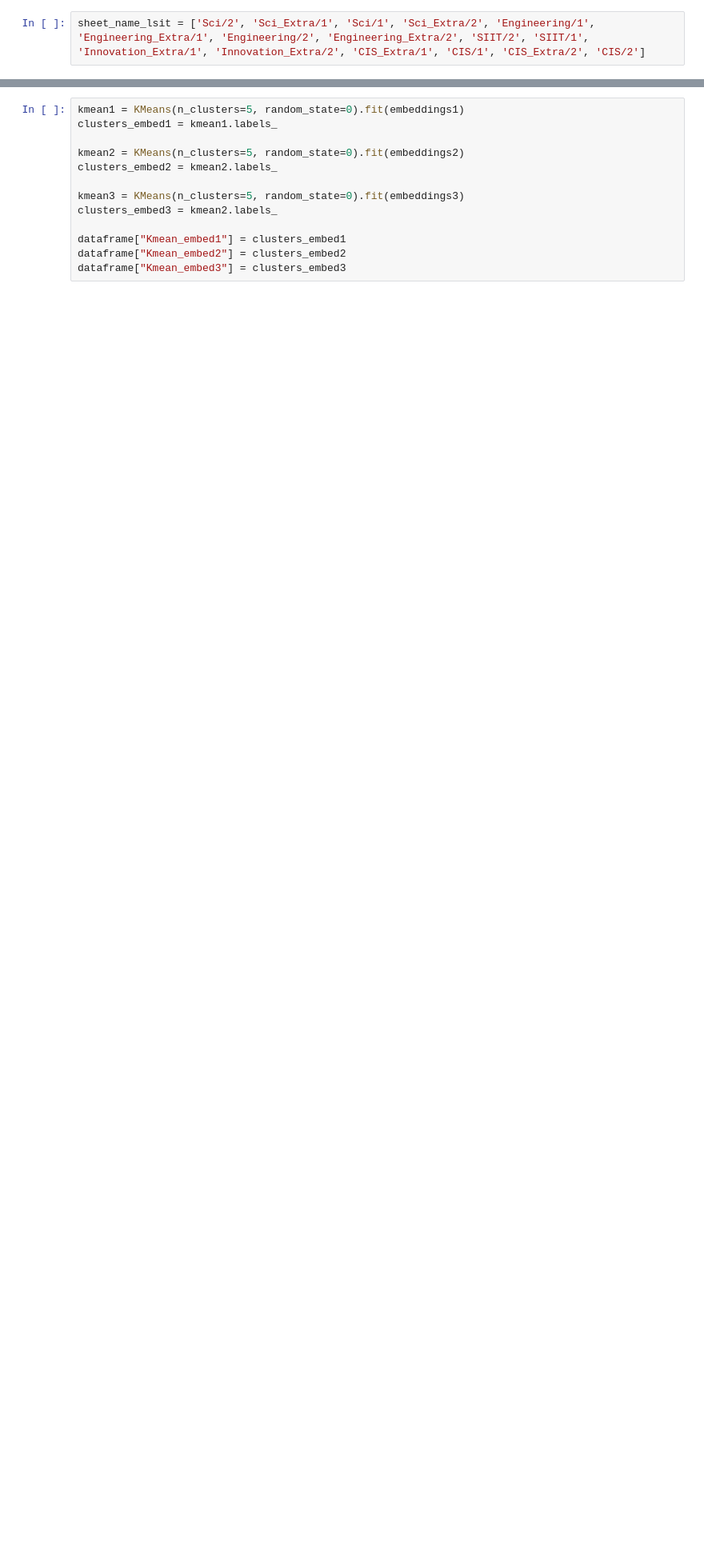
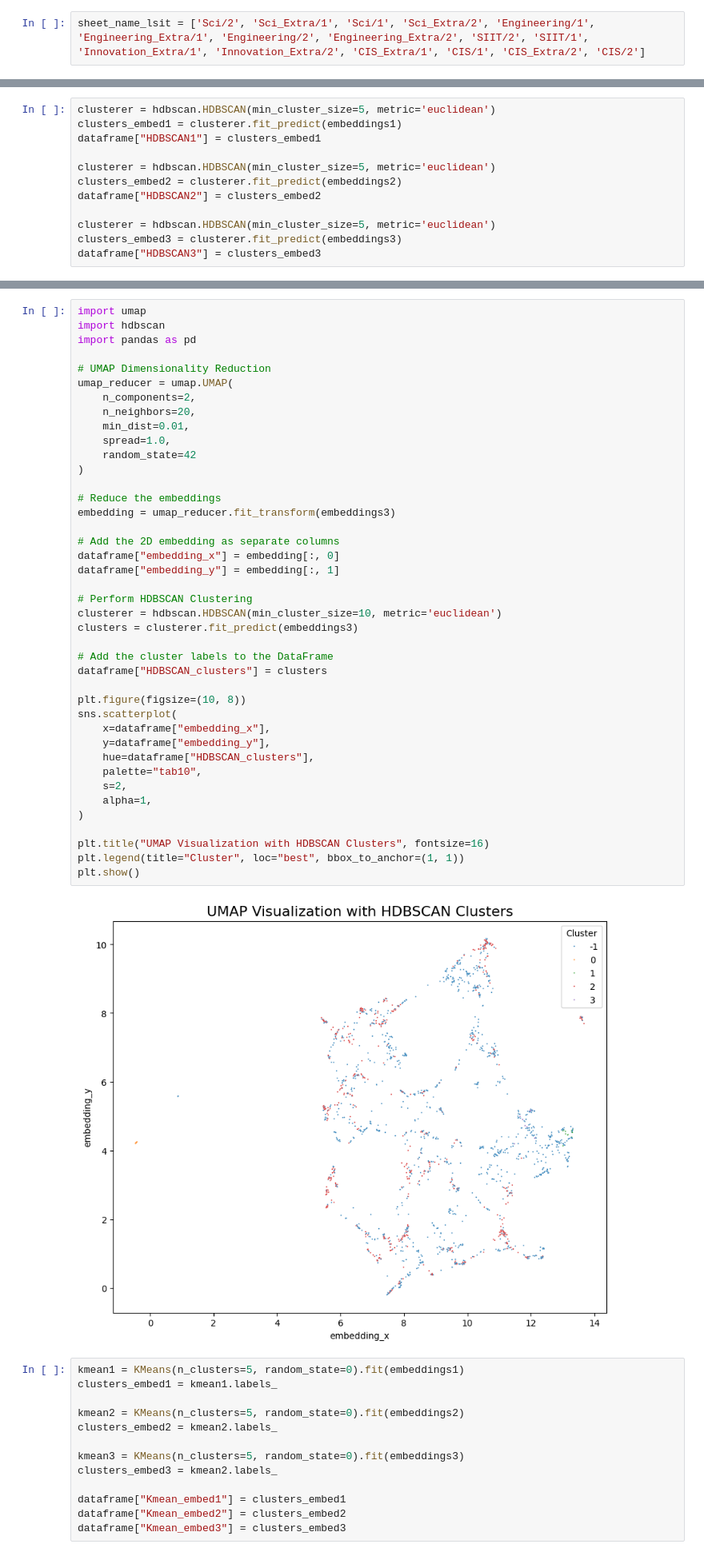
Before and after one commit to chokoon123/314, a Jupyter notebook: embed.ipynb, the cells around one changed output, grey strips where cells are left out. Shown at 80% size. Drawn from its saved outputs; the diff is of its cells as text; blank space fills up the shorter version.

```diff
--- a/embed.ipynb
+++ b/embed.ipynb
@@ -123,4 +116,16 @@ dataframe["embed3"] = create_embeddings3().tolist()
 embeddings1 = np.array(dataframe["embed1"].tolist())
 embeddings2 = np.array(dataframe["embed2"].tolist())
 embeddings3 = np.array(dataframe["embed3"].tolist())
+# %%
+clusterer = hdbscan.HDBSCAN(min_cluster_size=5, metric='euclidean')
+clusters_embed1 = clusterer.fit_predict(embeddings1)
+dataframe["HDBSCAN1"] = clusters_embed1
+
+clusterer = hdbscan.HDBSCAN(min_cluster_size=5, metric='euclidean')
+clusters_embed2 = clusterer.fit_predict(embeddings2)
+dataframe["HDBSCAN2"] = clusters_embed2
+
+clusterer = hdbscan.HDBSCAN(min_cluster_size=5, metric='euclidean')
+clusters_embed3 = clusterer.fit_predict(embeddings3)
+dataframe["HDBSCAN3"] = clusters_embed3
 # %%
@@ -148,3 +162,46 @@ for n_neighbors in n_neighbors_list:
+# %%
+import umap
+import hdbscan
+import pandas as pd
+
+# UMAP Dimensionality Reduction
+umap_reducer = umap.UMAP(
+    n_components=2,
+    n_neighbors=20,
+    min_dist=0.01,
+    spread=1.0,
+    random_state=42
+)
+
+# Reduce the embeddings
+embedding = umap_reducer.fit_transform(embeddings3)
+
+# Add the 2D embedding as separate columns
+dataframe["embedding_x"] = embedding[:, 0]
+dataframe["embedding_y"] = embedding[:, 1]
+
+# Perform HDBSCAN Clustering
+clusterer = hdbscan.HDBSCAN(min_cluster_size=10, metric='euclidean')
+clusters = clusterer.fit_predict(embeddings3)
+
+# Add the cluster labels to the DataFrame
+dataframe["HDBSCAN_clusters"] = clusters
+
+plt.figure(figsize=(10, 8))
+sns.scatterplot(
+    x=dataframe["embedding_x"],
+    y=dataframe["embedding_y"],
+    hue=dataframe["HDBSCAN_clusters"],
+    palette="tab10",
+    s=2,
+    alpha=1,
+)
+
+plt.title("UMAP Visualization with HDBSCAN Clusters", fontsize=16)
+plt.legend(title="Cluster", loc="best", bbox_to_anchor=(1, 1))
+plt.show()
+# %% [output]
+[figure, added]
 # %%
 kmean1 = KMeans(n_clusters=5, random_state=0).fit(embeddings1)
 clusters_embed1 = kmean1.labels_
```
Also changed, not shown: parts of 20 cells of this notebook, 1 other file.
